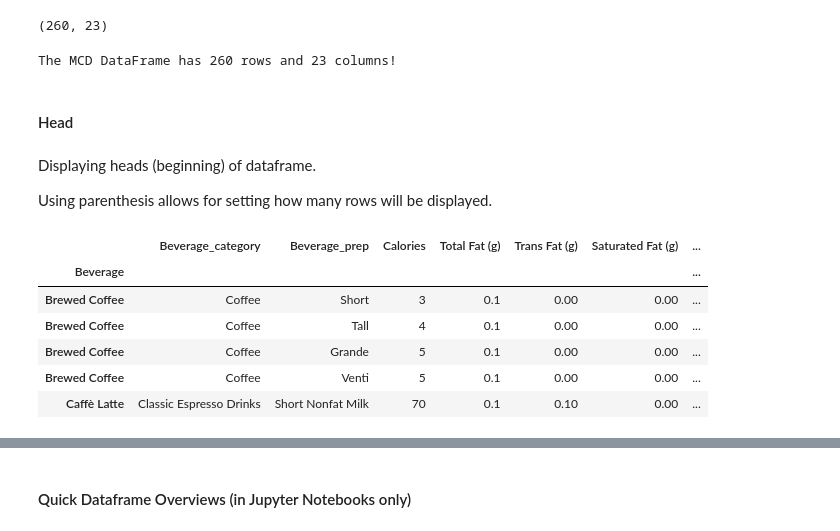
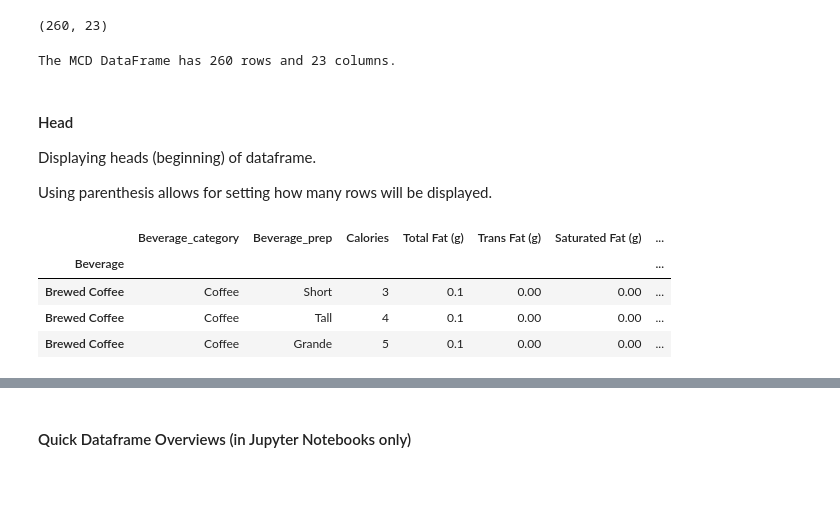
Before and after one commit to cmonjarr/AMB_Project_SP25, a Jupyter notebook: Nutrition Project/Nutrition_2025.ipynb, the cells around one changed output, grey strips where cells are left out. Cells and saved outputs as stored; diff of their text form; code cells hidden in the pictures; blank space fills up the shorter version.

Commit message:
updates to data removal

```diff
--- a/Nutrition Project/Nutrition_2025.ipynb
+++ b/Nutrition Project/Nutrition_2025.ipynb
@@ -103,23 +103,21 @@ mcd.shape
 # %%
 # converting MCD dataframe dimension info into a sentence format
 df_shape = mcd.shape
-print(f"The MCD DataFrame has {df_shape[0]} rows and {df_shape[1]} columns!")
+print(f"The MCD DataFrame has {df_shape[0]} rows and {df_shape[1]} columns.")
 # %% [output]
-The MCD DataFrame has 260 rows and 23 columns!
+The MCD DataFrame has 260 rows and 23 columns.
-# %% [markdown]
-#### Head
 # %% [markdown]
+#### Head
+
 Displaying heads (beginning) of dataframe.
 
 Using parenthesis allows for setting how many rows will be displayed.
 # %%
-# displaying the first 5 rows of the dataframe
-sbux.head(5)
+# displaying the first 3 rows of the dataframe
+sbux.head(3)
 # %% [output]
 |  | Beverage_category | Beverage_prep | Calories | Total Fat (g) | Trans Fat (g) | Saturated Fat (g) | ... |
 | Beverage |  |  |  |  |  |  | ... |
 | Brewed Coffee | Coffee | Short | 3 | 0.1 | 0.00 | 0.00 | ... |
 | Brewed Coffee | Coffee | Tall | 4 | 0.1 | 0.00 | 0.00 | ... |
 | Brewed Coffee | Coffee | Grande | 5 | 0.1 | 0.00 | 0.00 | ... |
-| Brewed Coffee | Coffee | Venti | 5 | 0.1 | 0.00 | 0.00 | ... |
-| Caffè Latte | Classic Espresso Drinks | Short Nonfat Milk | 70 | 0.1 | 0.10 | 0.00 | ... |
```
Also changed, not shown: parts of 82 cells of this notebook.
